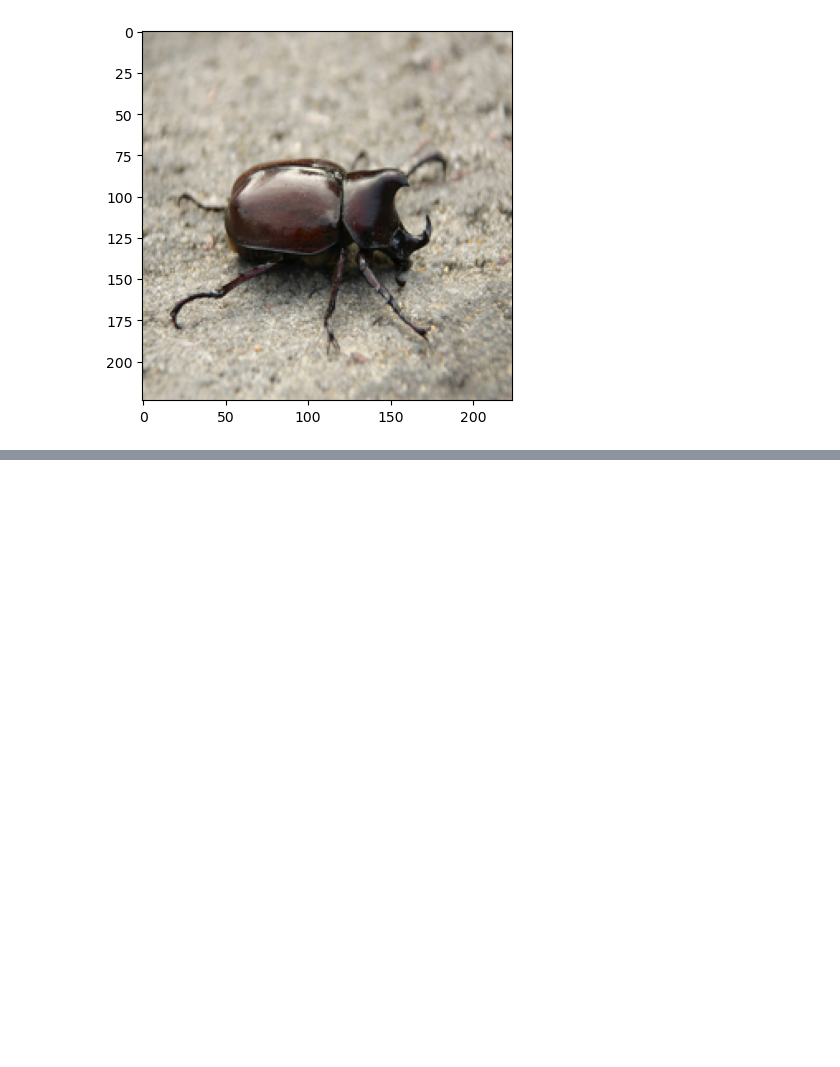
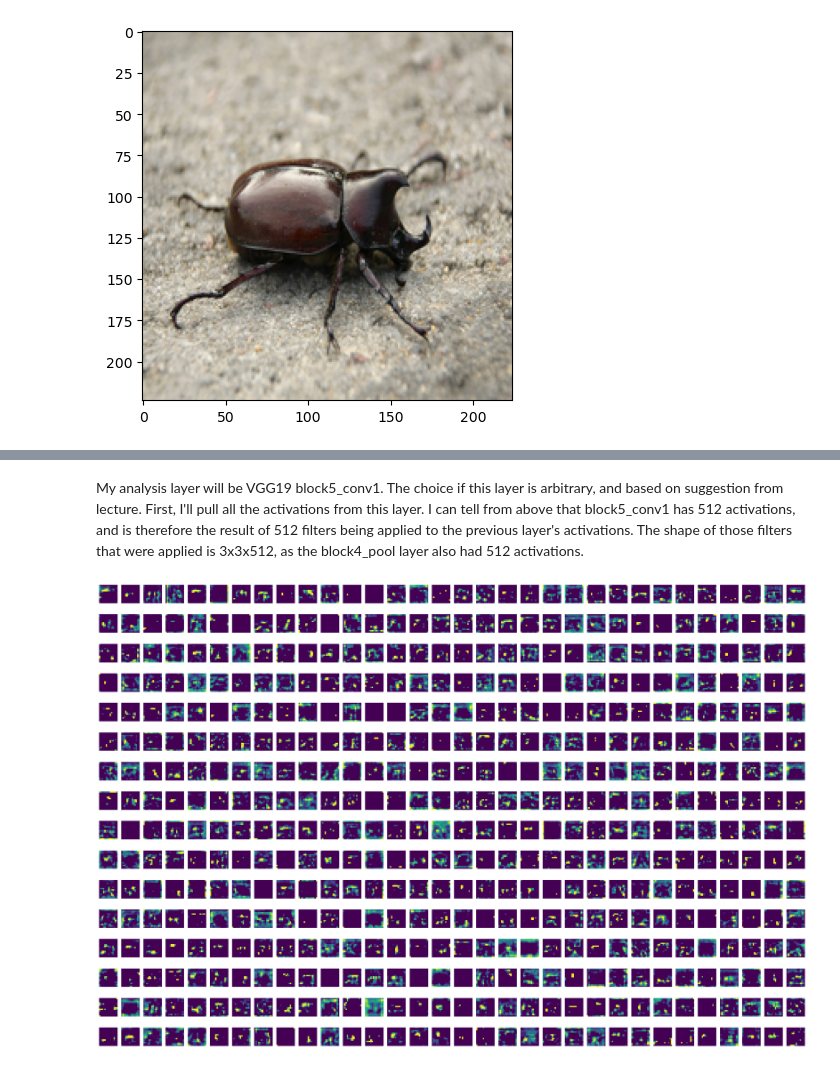
Before and after one commit to cphchip/cs8321_code, a Jupyter notebook: Lab 3/Henderson_48996654_Lab_3a.ipynb, the cells around one changed output, grey strips where cells are left out. Drawn from its saved outputs; the diff is of its cells as text; code cells hidden in the pictures; blank space fills up the shorter version.

```diff
--- a/Lab 3/Henderson_48996654_Lab_3a.ipynb
+++ b/Lab 3/Henderson_48996654_Lab_3a.ipynb
@@ -212,0 +220,23 @@ My analysis layer will be VGG19 Block5_conv1. The choice if this layer is arbitr
+# %% [markdown]
+My analysis layer will be VGG19 block5_conv1. The choice if this layer is arbitrary, and based on suggestion from lecture. First, I'll pull all the activations from this layer. I can tell from above that block5_conv1 has 512 activations, and is therefore the result of 512 filters being applied to the previous layer's activations. The shape of those filters that were applied is 3x3x512, as the block4_pool layer also had 512 activations.
+# %%
+import matplotlib.pyplot as plt
+from skimage.transform import resize
+
+plt.subplots(figsize=(30,20))
+
+for filter in range(512):
+    ax = plt.subplot(16, 32, filter + 1)
+    channel = block5_conv1_activation[0, :, :, filter]
+    # scaled_channel = resize(channel, (channel.shape[0] // 2, channel.shape[1] // 2))
+    plt.grid(False)
+    plt.imshow(
+        prepare_image_for_display(channel, norm_type='std'),
+        # aspect='auto',
+    )
+    ax.axis('off')
+
+
+plt.show()
+# %% [output]
+[figure, added]
```
Also changed, not shown: parts of 22 cells of this notebook.
